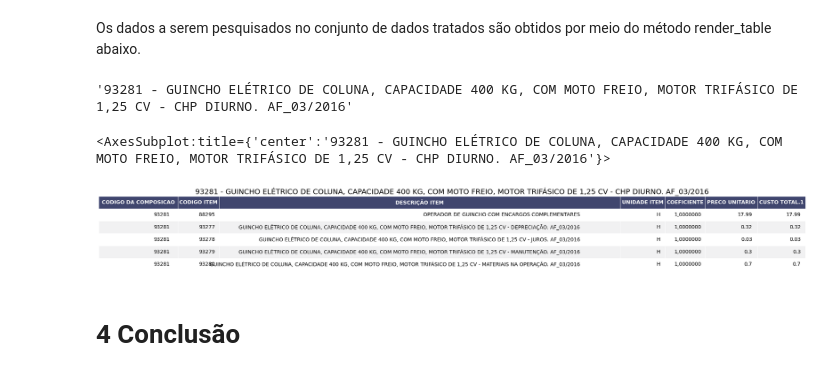
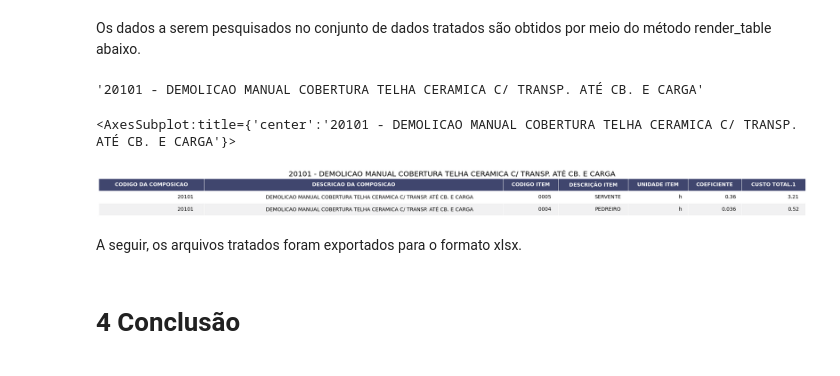
Before and after one commit to thiagorlopes/composicoes-analiticas, a Jupyter notebook: composicoes.ipynb, the cells around one changed output. Cells and saved outputs as stored; diff of their text form; code cells hidden in the pictures.

```diff
--- a/composicoes.ipynb
+++ b/composicoes.ipynb
@@ -683,15 +677,17 @@ Percebe-se que a conversão foi bem-sucedida.
 # %% [markdown]
 Os dados a serem pesquisados no conjunto de dados tratados são obtidos por meio do método render_table abaixo.
 # %%
-codigo = '93281'
-descricao = sinapi_sintetica.loc[sinapi_sintetica['CODIGO DA COMPOSICAO'] == codigo]['DESCRICAO DA COMPOSICAO'].values[0]
+codigo = 20101
+descricao = goinfra_sintetica.loc[goinfra_sintetica['CODIGO DA COMPOSICAO'] == codigo]['DESCRICAO DA COMPOSICAO'].values[0]
 titulo = f"{codigo} - {descricao}"
 titulo
 # %% [output]
-'93281 - GUINCHO ELÉTRICO DE COLUNA, CAPACIDADE 400 KG, COM MOTO FREIO, MOTOR TRIFÁSICO DE 1,25 CV - CHP DIURNO. AF_03/2016'
+'20101 - DEMOLICAO MANUAL COBERTURA TELHA CERAMICA C/ TRANSP. ATÉ CB. E CARGA'
 # %%
-composicao = sinapi_analitica[sinapi_analitica['CODIGO DA COMPOSICAO'] == codigo]
+composicao = goinfra_analitica[goinfra_analitica['CODIGO DA COMPOSICAO'] == codigo]
 helpers.render_table(composicao, title=titulo)
 # %% [output]
-<AxesSubplot:title={'center':'93281 - GUINCHO ELÉTRICO DE COLUNA, CAPACIDADE 400 KG, COM MOTO FREIO, MOTOR TRIFÁSICO DE 1,25 CV - CHP DIURNO. AF_03/2016'}>
+<AxesSubplot:title={'center':'20101 - DEMOLICAO MANUAL COBERTURA TELHA CERAMICA C/ TRANSP. ATÉ CB. E CARGA'}>
-[figure, old version]
+[figure, new version]
+# %% [markdown]
+A seguir, os arquivos tratados foram exportados para o formato xlsx.
```
Also changed, not shown: parts of 4 cells of this notebook.
